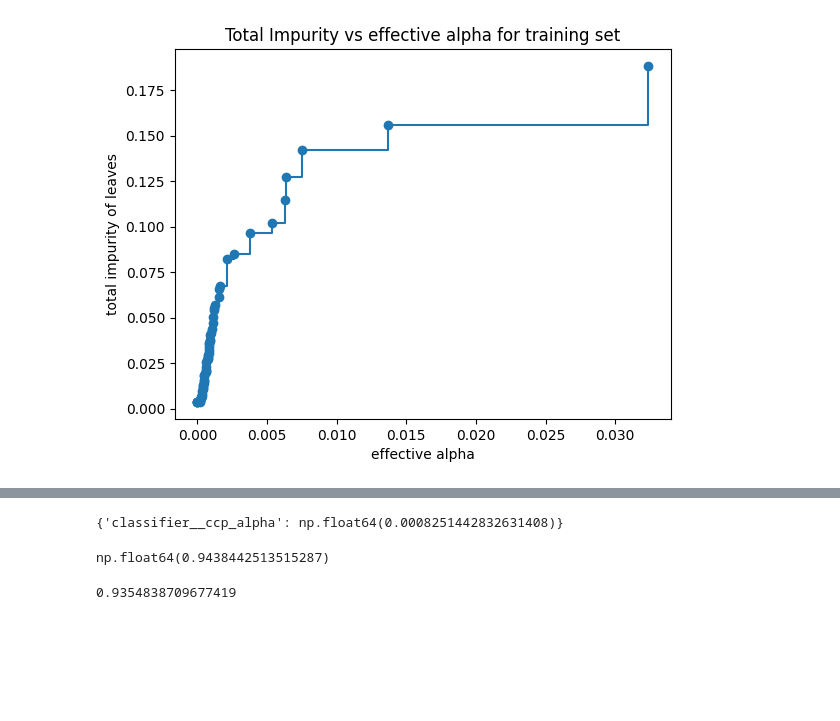
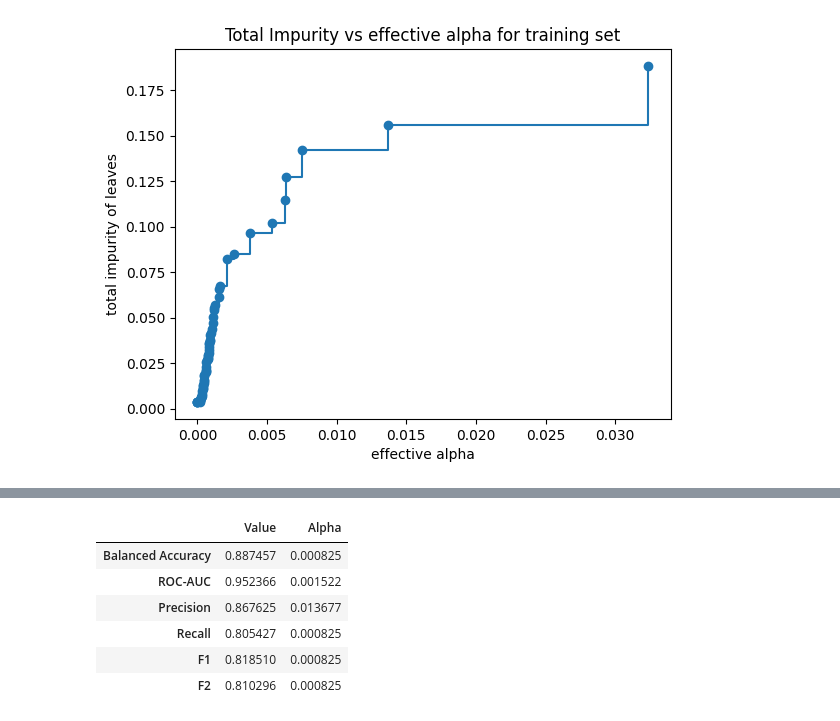
Before and after one commit to garudapaksi-yusuf/Iranian_Telecom_Churn, a Jupyter notebook: notebook/notebook.ipynb, the cells around one changed output, grey strips where cells are left out. Saved outputs shown, nothing was run; the diff lists cells and outputs as text; code cells hidden in the pictures; blank space fills up the shorter version.

Commit message:
DT: multi-metric evaluation

```diff
--- a/notebook/notebook.ipynb
+++ b/notebook/notebook.ipynb
@@ -1657,17 +1613,20 @@ GridSearchCV(estimator=Pipeline(steps=[('preprocessor', CustomPreprocessor()),
-# %%
-dt_grid.best_params_
-# %% [output]
-{'classifier__ccp_alpha': np.float64(0.0008251442832631408)}
-# %%
-dt_grid.best_score_
-# %% [output]
-np.float64(0.9438442513515287)
-# %%
-from sklearn.metrics import accuracy_score
-
-accuracy_score(
-    y_true=y_test,
-    y_pred=dt_grid.predict(X=X_test)
-)
-# %% [output]
-0.9354838709677419
+# %%
+pd.DataFrame(
+    data=[
+        best_score,
+        best_params
+    ],
+    index=[
+        "Value",
+        "Alpha"
+    ],
+    columns=[scoring_name for scoring_name, _ in scoring_dict.items()]
+).T
+# %% [output]
+|  | Value | Alpha |
+| Balanced Accuracy | 0.887457 | 0.000825 |
+| ROC-AUC | 0.952366 | 0.001522 |
+| Precision | 0.867625 | 0.013677 |
+| Recall | 0.805427 | 0.000825 |
+| F1 | 0.818510 | 0.000825 |
+| F2 | 0.810296 | 0.000825 |
```
Also changed, not shown: parts of 11 cells of this notebook.
